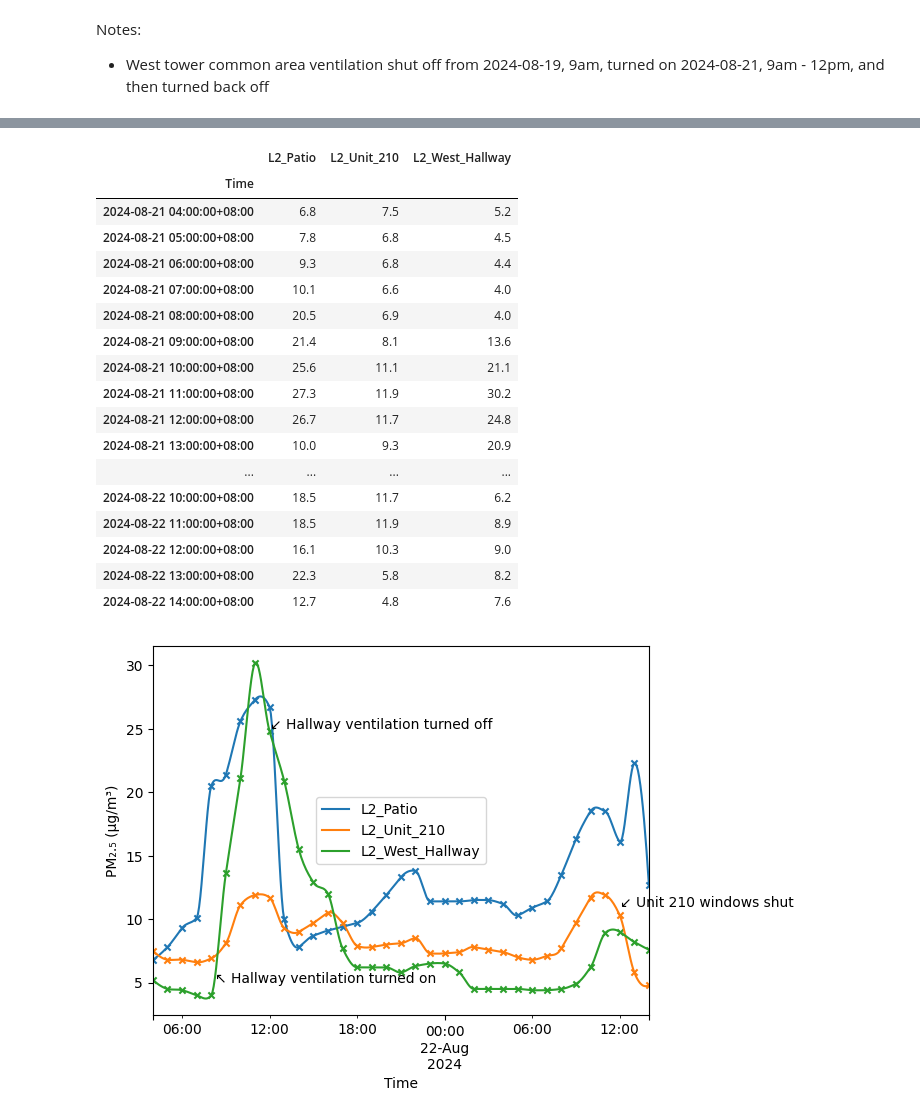
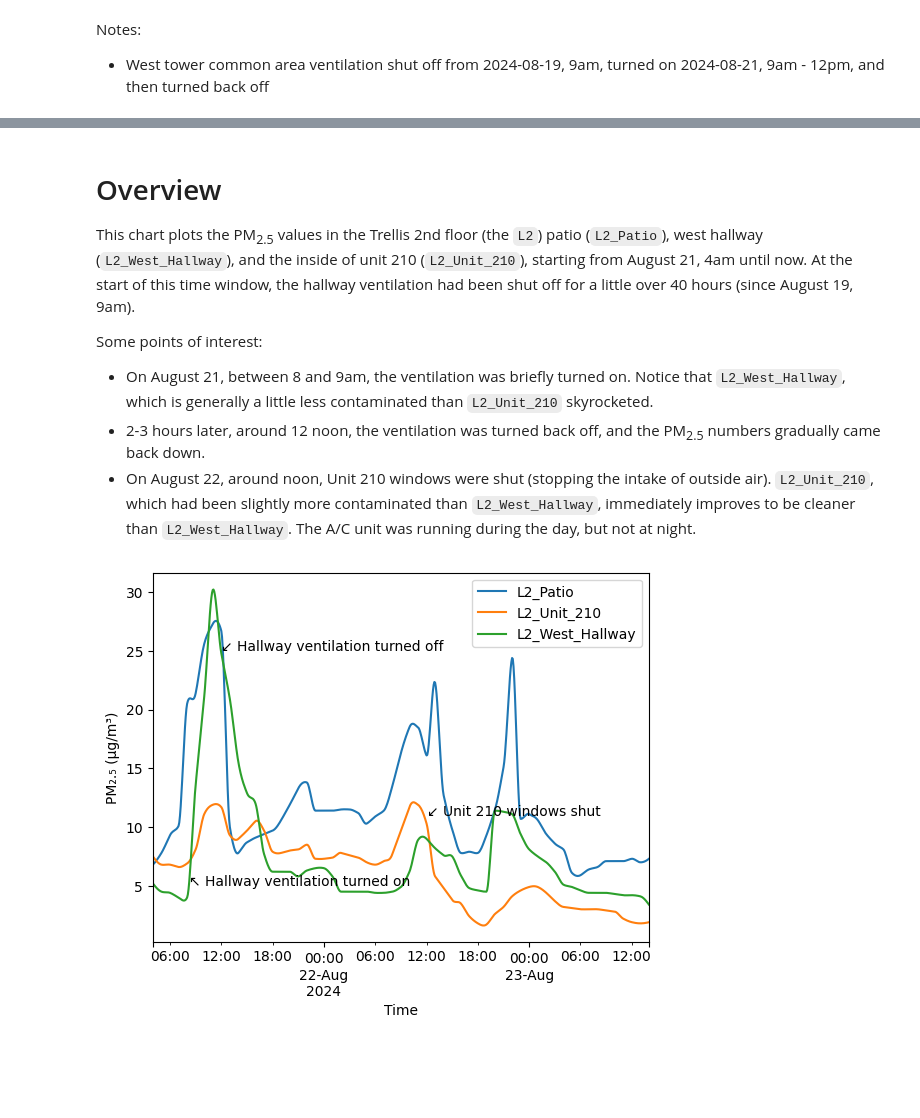
Before and after one commit to jackgene/trellis-aq, a Jupyter notebook: Air Quality Analysis.ipynb, the cells around one changed output, grey strips where cells are left out. Saved outputs shown, nothing was run; the diff lists cells and outputs as text; code cells hidden in the pictures; blank space fills up the shorter version.

Commit message:
Added 2024-08-22 data, correlations.

```diff
--- a/Air Quality Analysis.ipynb
+++ b/Air Quality Analysis.ipynb
@@ -50,29 +61,21 @@ def display_data_overview(
+# %% [markdown]
+# Overview
+This chart plots the PM<sub>2.5</sub> values in the Trellis 2nd floor (the `L2`) patio (`L2_Patio`), west hallway (`L2_West_Hallway`), and the inside of unit 210 (`L2_Unit_210`), starting from August 21, 4am until now. At the start of this time window, the hallway ventilation had been shut off for a little over 40 hours (since August 19, 9am).
+
+Some points of interest:
+- On August 21, between 8 and 9am, the ventilation was briefly turned on. Notice that `L2_West_Hallway`, which is generally a little less contaminated than `L2_Unit_210` skyrocketed.
+- 2-3 hours later, around 12 noon, the ventilation was turned back off, and the PM<sub>2.5</sub> numbers gradually came back down.
+- On August 22, around noon, Unit 210 windows were shut (stopping the intake of outside air). `L2_Unit_210`, which had been slightly more contaminated than `L2_West_Hallway`, immediately improves to be cleaner than `L2_West_Hallway`. The A/C unit was running during the day, but not at night.
 # %%
-start_incl = datetime.datetime.fromisoformat("2024-08-21T04:00:00+08.00")
-end_excl = datetime.datetime.fromisoformat("2024-08-22T15:00:00+08.00")
-notes = [
-    Note(x=datetime.datetime.fromisoformat("2024-08-21T08:15:00+08.00"), y=5, s="↖ Hallway ventilation turned on"),
-    Note(x=datetime.datetime.fromisoformat("2024-08-21T12:00:00+08.00"), y=25, s="↙ Hallway ventilation turned off"),
-    Note(x=datetime.datetime.fromisoformat("2024-08-22T12:00:00+08.00"), y=11, s="↙ Unit 210 windows shut"),
-]
-display_data_overview(df, notes, start_incl, end_excl)
+display_data_overview(
+    df,
+    notes=[
+        Note(x=datetime.datetime.fromisoformat("2024-08-21T08:15:00+08.00"), y=5, s="↖ Hallway ventilation turned on"),
+        Note(x=datetime.datetime.fromisoformat("2024-08-21T12:00:00+08.00"), y=25, s="↙ Hallway ventilation turned off"),
+        Note(x=datetime.datetime.fromisoformat("2024-08-22T12:00:00+08.00"), y=11, s="↙ Unit 210 windows shut"),
+    ],
+    start_incl=datetime.datetime.fromisoformat("2024-08-21T04:00:00+08.00"),
+    end_excl=datetime.datetime.fromisoformat("2024-08-23T15:00:00+08.00")
+)
 # %% [output]
-|  | L2_Patio | L2_Unit_210 | L2_West_Hallway |
-| Time |  |  |  |
-| 2024-08-21 04:00:00+08:00 | 6.8 | 7.5 | 5.2 |
-| 2024-08-21 05:00:00+08:00 | 7.8 | 6.8 | 4.5 |
-| 2024-08-21 06:00:00+08:00 | 9.3 | 6.8 | 4.4 |
-| 2024-08-21 07:00:00+08:00 | 10.1 | 6.6 | 4.0 |
-| 2024-08-21 08:00:00+08:00 | 20.5 | 6.9 | 4.0 |
-| 2024-08-21 09:00:00+08:00 | 21.4 | 8.1 | 13.6 |
-| 2024-08-21 10:00:00+08:00 | 25.6 | 11.1 | 21.1 |
-| 2024-08-21 11:00:00+08:00 | 27.3 | 11.9 | 30.2 |
-| 2024-08-21 12:00:00+08:00 | 26.7 | 11.7 | 24.8 |
-| 2024-08-21 13:00:00+08:00 | 10.0 | 9.3 | 20.9 |
-| ... | ... | ... | ... |
-| 2024-08-22 10:00:00+08:00 | 18.5 | 11.7 | 6.2 |
-| 2024-08-22 11:00:00+08:00 | 18.5 | 11.9 | 8.9 |
-| 2024-08-22 12:00:00+08:00 | 16.1 | 10.3 | 9.0 |
-| 2024-08-22 13:00:00+08:00 | 22.3 | 5.8 | 8.2 |
-| 2024-08-22 14:00:00+08:00 | 12.7 | 4.8 | 7.6 |
-[figure, old version]
+[figure, new version]
```
Also changed, not shown: parts of 8 cells of this notebook, 3 other files.
